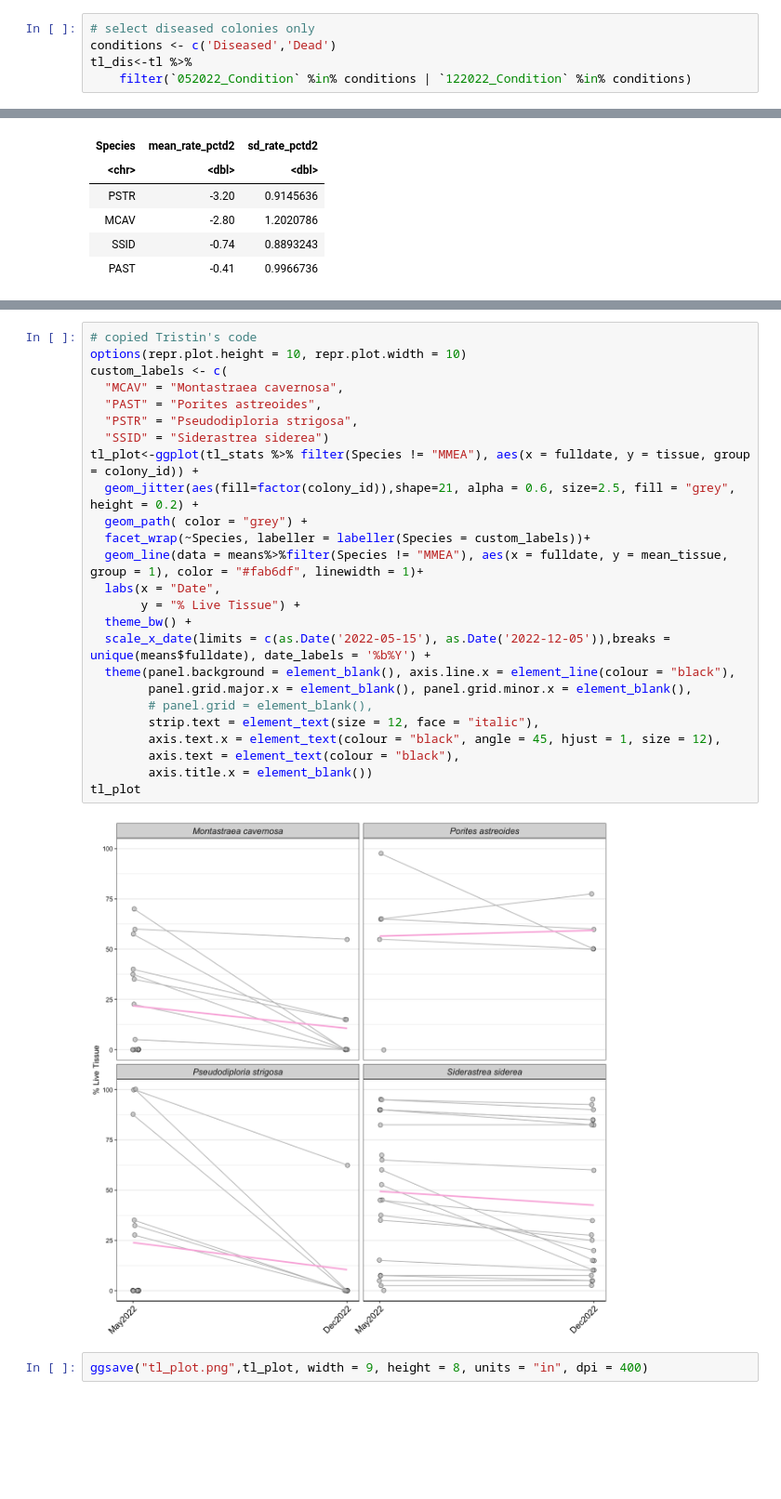
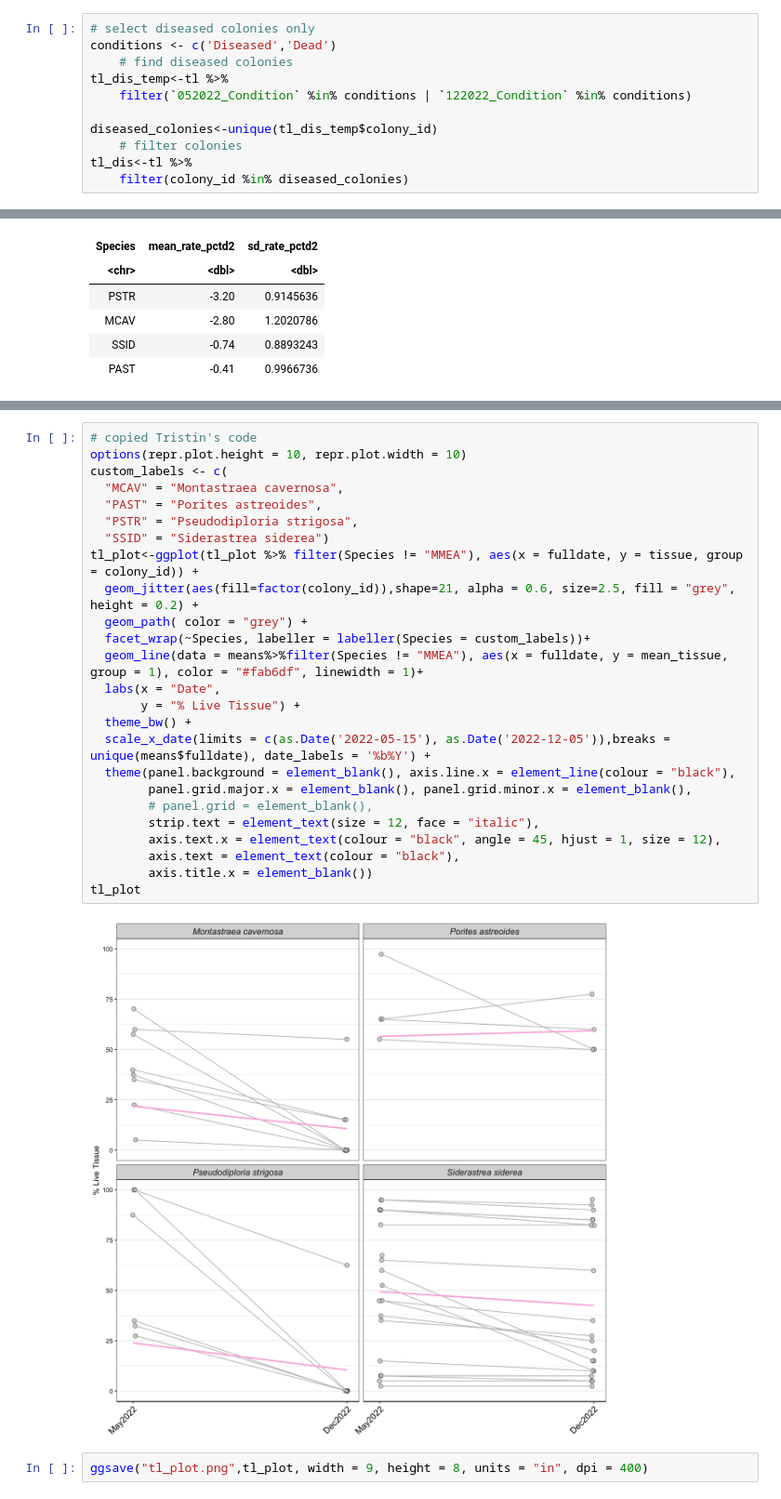
Before and after one commit to brookewicz/Code_notebook, a Jupyter notebook: sctld_tl/tl.ipynb, the cells around one changed output, grey strips where cells are left out. Shown at 93% size. Cells and saved outputs as stored; diff of their text form; blank space fills up the shorter version.

Commit message:
remove dead may colonies from TL plot

```diff
--- a/sctld_tl/tl.ipynb
+++ b/sctld_tl/tl.ipynb
@@ -62,5 +51,11 @@ tl<-tl_raw %>%
 # %%
 # select diseased colonies only
 conditions <- c('Diseased','Dead')
+    # find diseased colonies
+tl_dis_temp<-tl %>%
+    filter(`052022_Condition` %in% conditions | `122022_Condition` %in% conditions)
+
+diseased_colonies<-unique(tl_dis_temp$colony_id)
+    # filter colonies
 tl_dis<-tl %>%
-    filter(`052022_Condition` %in% conditions | `122022_Condition` %in% conditions)
+    filter(colony_id %in% diseased_colonies)
@@ -525,30 +650,30 @@ A tibble: 4 × 3
 # %%
 # copied Tristin's code
 options(repr.plot.height = 10, repr.plot.width = 10)
 custom_labels <- c(
   "MCAV" = "Montastraea cavernosa",
   "PAST" = "Porites astreoides",
   "PSTR" = "Pseudodiploria strigosa",
   "SSID" = "Siderastrea siderea")
-tl_plot<-ggplot(tl_stats %>% filter(Species != "MMEA"), aes(x = fulldate, y = tissue, group = colony_id)) +
+tl_plot<-ggplot(tl_plot %>% filter(Species != "MMEA"), aes(x = fulldate, y = tissue, group = colony_id)) +
   geom_jitter(aes(fill=factor(colony_id)),shape=21, alpha = 0.6, size=2.5, fill = "grey", height = 0.2) +
   geom_path( color = "grey") +
   facet_wrap(~Species, labeller = labeller(Species = custom_labels))+
   geom_line(data = means%>%filter(Species != "MMEA"), aes(x = fulldate, y = mean_tissue, group = 1), color = "#fab6df", linewidth = 1)+
   labs(x = "Date",
        y = "% Live Tissue") +
   theme_bw() +
   scale_x_date(limits = c(as.Date('2022-05-15'), as.Date('2022-12-05')),breaks = unique(means$fulldate), date_labels = '%b%Y') +
   theme(panel.background = element_blank(), axis.line.x = element_line(colour = "black"),
         panel.grid.major.x = element_blank(), panel.grid.minor.x = element_blank(),
         # panel.grid = element_blank(),
         strip.text = element_text(size = 12, face = "italic"),
         axis.text.x = element_text(colour = "black", angle = 45, hjust = 1, size = 12),
         axis.text = element_text(colour = "black"),
         axis.title.x = element_blank())
 tl_plot
 # %% [output]
-[figure, old version]
+[figure, new version]
 # %%
 ggsave("tl_plot.png",tl_plot, width = 9, height = 8, units = "in", dpi = 400)
 # %%
```
Also changed, not shown: parts of 14 cells of this notebook, 1 other file.
